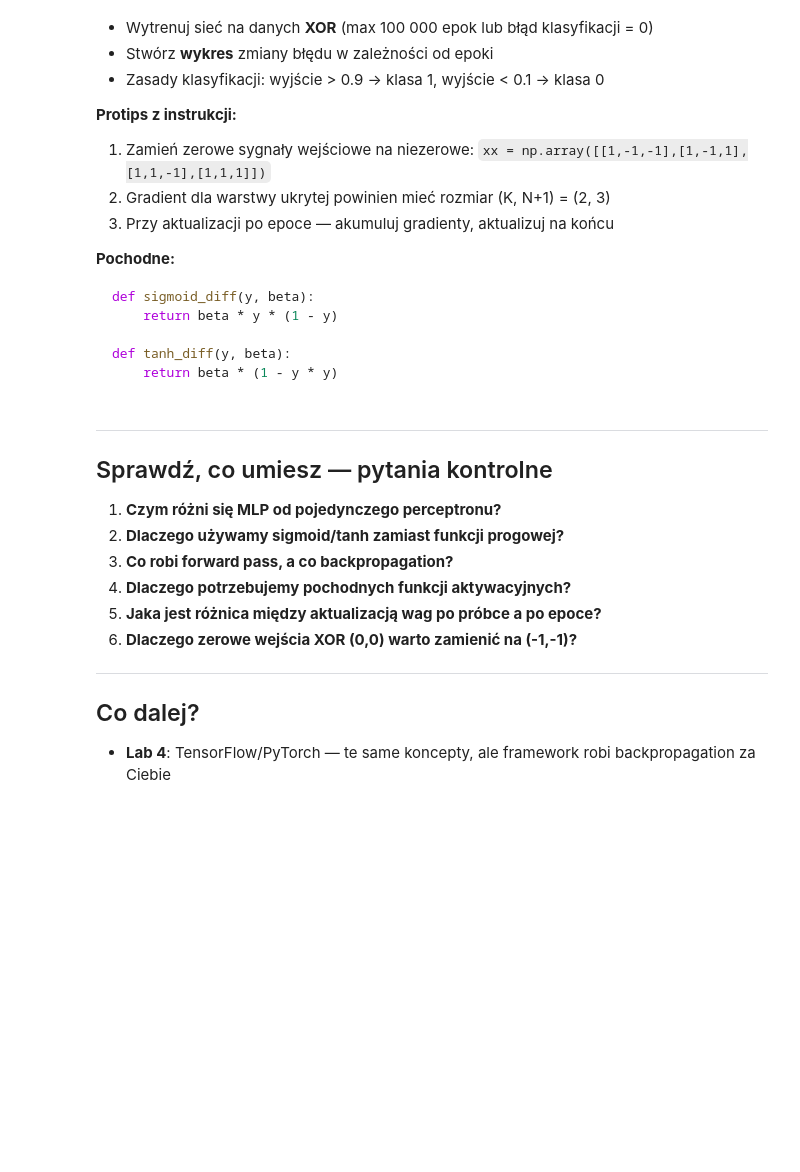
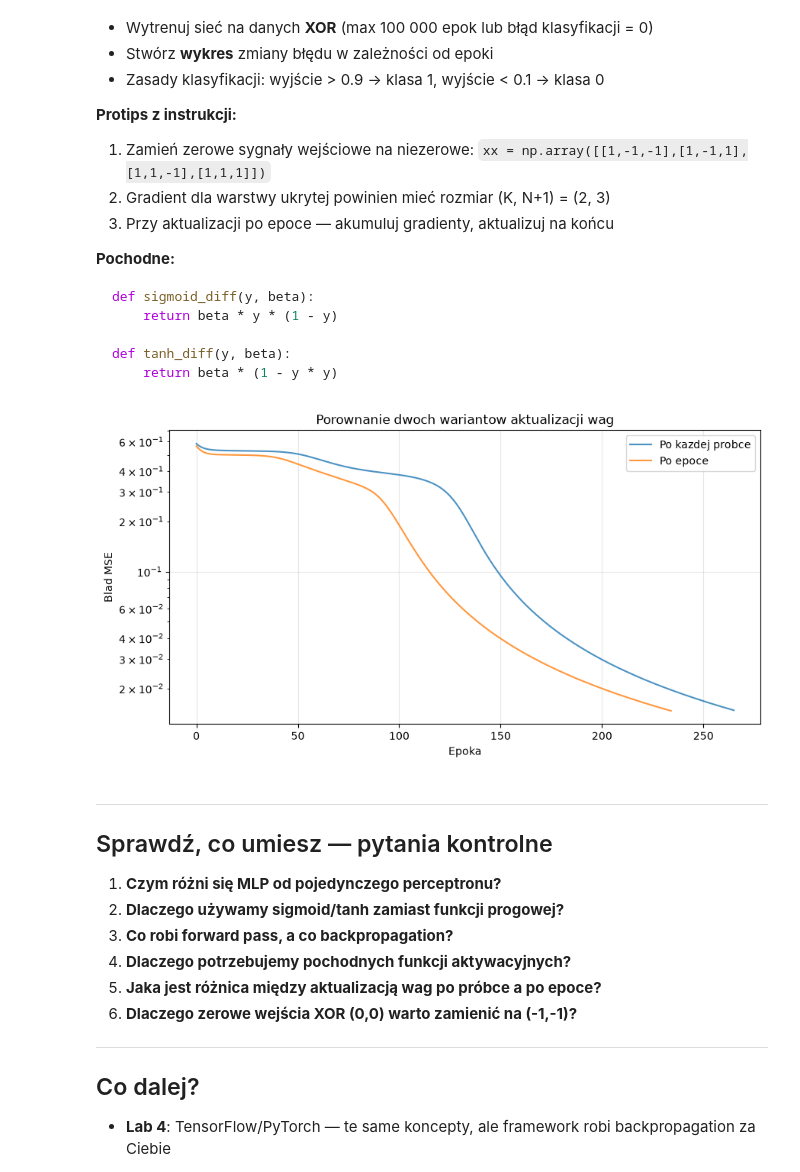
Before and after one commit to wielinskiszy/BAI_LAB_TASK, a Jupyter notebook: lab_3/Lab3_MLP_Backpropagation_MAIN_FILE.ipynb, the cells around one changed output. Drawn from its saved outputs; the diff is of its cells as text; code cells hidden in the pictures; blank space fills up the shorter version.

````diff
--- a/lab_3/Lab3_MLP_Backpropagation_MAIN_FILE.ipynb
+++ b/lab_3/Lab3_MLP_Backpropagation_MAIN_FILE.ipynb
@@ -579,8 +577,20 @@ def tanh_diff(y, beta):
     return beta * (1 - y * y)
 ```
 # %%
-def train_sample(xx, d, eta, beta):
-    """Wariant 1: aktualizacja wag po KAZDEJ probce."""
+import numpy as np
+import matplotlib.pyplot as plt
+
+# Dane XOR (z biasem, sygnaly niezerowe!)
+xx = np.array([[1, -1, -1], [1, -1, 1], [1, 1, -1], [1, 1, 1]])
+d = np.array([0, 1, 1, 0])
+
+def sigmoid_diff(y, beta):
+    return beta * y * (1 - y)
+
+def tanh_diff(y, beta):
+    return beta * (1 - y * y)
+
+def train_sample(xx, d, eta, beta, max_epochs=100_000):
     np.random.seed(42)
     K = 2
     N = xx.shape[1] - 1
@@ -588,7 +598,7 @@ def train_sample(xx, d, eta, beta):
     W2 = np.random.randn(1, K + 1) * 0.5
 
     errors = []
-    for epoch in range(100_000):
+    for epoch in range(max_epochs):
         total_error = 0.0
 
         for i in range(len(xx)):
@@ -621,11 +631,9 @@ def train_sample(xx, d, eta, beta):
         if all_correct:
             break
 
-    return W1, W2, errors
+    return errors
 
-
-def train_epoch(xx, d, eta, beta):
-    """Wariant 2: aktualizacja wag po EPOCE."""
+def train_epoch(xx, d, eta, beta, max_epochs=100_000):
     np.random.seed(42)
     K = 2
     N = xx.shape[1] - 1
@@ -633,41 +641,58 @@ def train_epoch(xx, d, eta, beta):
     W2 = np.random.randn(1, K + 1) * 0.5
 
     errors = []
-    for epoch in range(100_000):
+    for epoch in range(max_epochs):
         total_error = 0.0
         dW1 = np.zeros_like(W1)
         dW2 = np.zeros_like(W2)
 
         for i in range(len(xx)):
             x = xx[i]
             target = d[i]
 
             y, v, v_hidden = mlp(x, W1, W2, beta)
             error = y - target
             total_error += 0.5 * np.sum(error ** 2)
 
             delta_output = error * sigmoid_diff(y, beta)
             dW2 += np.outer(delta_output, v)
 
             delta_hidden = (W2[:, 1:].T @ delta_output) * tanh_diff(v_hidden, beta)
             dW1 += np.outer(delta_hidden, x)
 
         W2 -= eta * dW2
         W1 -= eta * dW1
         errors.append(total_error)
 
         all_correct = True
         for i in range(len(xx)):
             y_pred, _, _ = mlp(xx[i], W1, W2, beta)
             class_pred = 1 if y_pred[0] > 0.9 else 0 if y_pred[0] < 0.1 else -1
             if class_pred != d[i]:
                 all_correct = False
                 break
 
         if all_correct:
             break
 
-    return W1, W2, errors
+    return errors
+
+# Trening i wykres
+errors_sample = train_sample(xx, d, eta=0.5, beta=1.0)
+errors_epoch = train_epoch(xx, d, eta=0.5, beta=1.0)
+
+plt.figure(figsize=(10, 5))
+plt.plot(errors_sample, label='Po kazdej probce', alpha=0.8)
+plt.plot(errors_epoch, label='Po epoce', alpha=0.8)
+plt.xlabel('Epoka')
+plt.ylabel('Blad MSE')
+plt.title('Porownanie dwoch wariantow aktualizacji wag')
+plt.legend()
+plt.yscale('log')
+plt.grid(alpha=0.3)
+plt.show()
+# %% [output]
+[figure, added]
 # %% [markdown]
 ---
 
````
Also changed, not shown: parts of 4 cells of this notebook.
